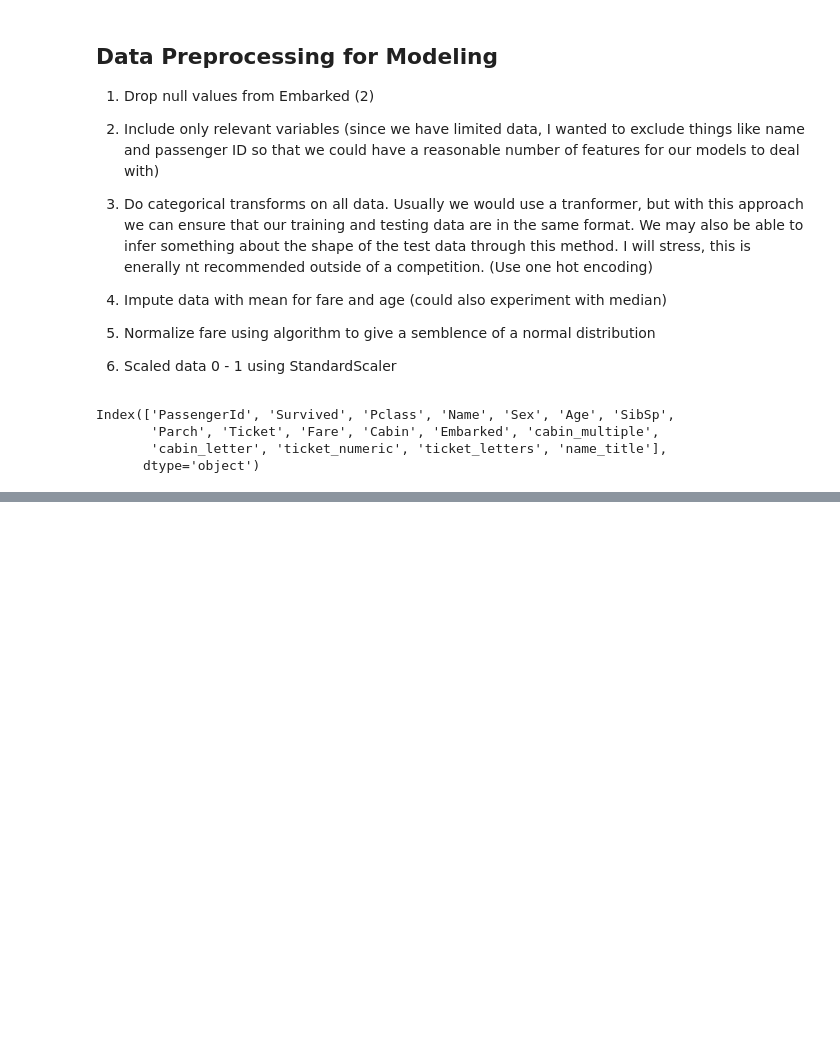
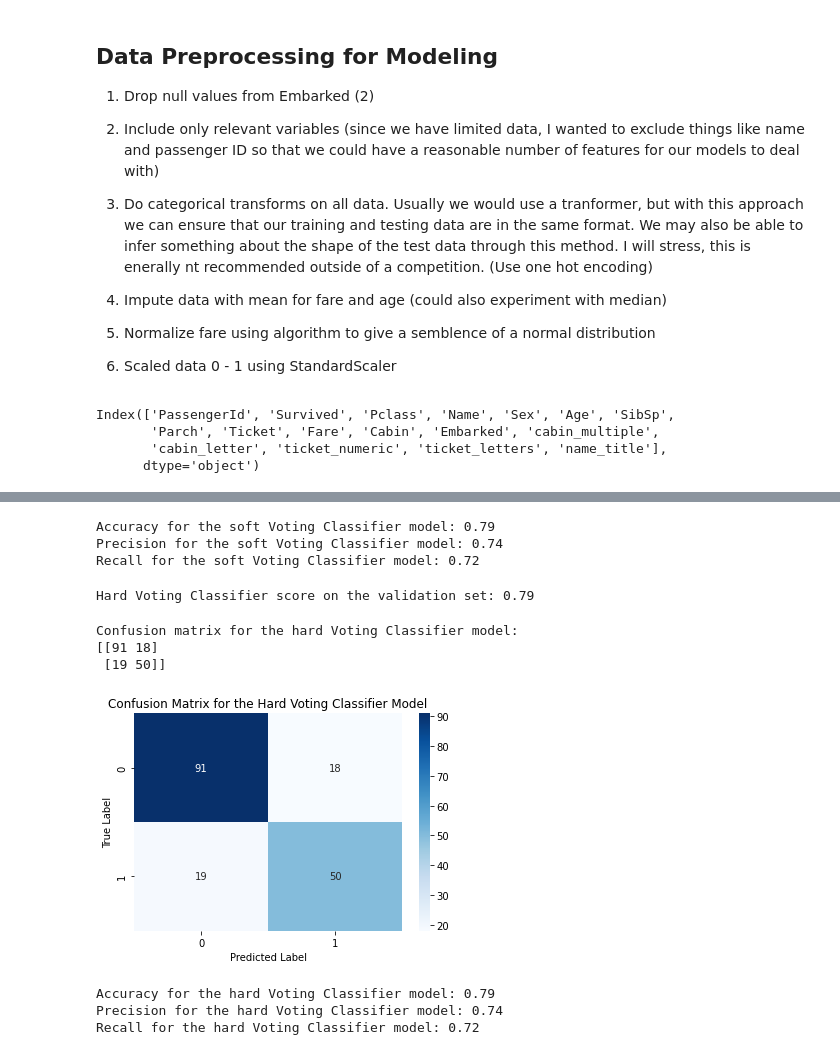
Before and after one commit to semacki2/20220809_titanitc_ken_jee_walkthrough, a Jupyter notebook: analysis.ipynb, the cells around one changed output, grey strips where cells are left out. Saved outputs shown, nothing was run; the diff lists cells and outputs as text; code cells hidden in the pictures; blank space fills up the shorter version.

```diff
--- a/analysis.ipynb
+++ b/analysis.ipynb
@@ -382,0 +850,10 @@ one_hot_encoder = OneHotEncoder()
+# %%
+soft_voting_ensemble = VotingClassifier(
+    estimators=best_models,
+    voting='soft'
+)
+
+hard_voting_ensemble = VotingClassifier(
+    estimators=best_models,
+    voting='hard'
+)
@@ -382,0 +931,57 @@ one_hot_encoder = OneHotEncoder()
+# %%
+# calculate performance metrics for the soft voting ensemble
+from sklearn.metrics import accuracy_score, precision_score, recall_score
+
+soft_voting_accuracy = accuracy_score(y_valid, soft_voting_predictions)
+print("Accuracy for the soft Voting Classifier model: {:.2f}".format(soft_voting_accuracy))
+
+soft_voting_precision = precision_score(y_valid, soft_voting_predictions)
+print("Precision for the soft Voting Classifier model: {:.2f}".format(soft_voting_precision))
+
+soft_voting_recall = recall_score(y_valid, soft_voting_predictions)
+print("Recall for the soft Voting Classifier model: {:.2f}".format(soft_voting_recall))
+# %% [output]
+Accuracy for the soft Voting Classifier model: 0.79
+Precision for the soft Voting Classifier model: 0.74
+Recall for the soft Voting Classifier model: 0.72
+# %%
+# get a prediction for the validation set from the hard voting ensemble with the best weightings
+hard_voting_predictions = best_clf_weight.predict(X_valid_final)
+# %%
+# score the hard voting ensemble on the validation set
+hard_voting_score = best_clf_weight.score(X_valid_final, y_valid)
+print("Hard Voting Classifier score on the validation set: {:.2f}".format(hard_voting_score))
+# %% [output]
+Hard Voting Classifier score on the validation set: 0.79
+# %%
+# create a confusion matrix for the hard voting ensemble
+hard_voting_confusion_matrix = confusion_matrix(y_valid, hard_voting_predictions)
+print("Confusion matrix for the hard Voting Classifier model: \n{}".format(hard_voting_confusion_matrix))
+# %% [output]
+Confusion matrix for the hard Voting Classifier model:
+[[91 18]
+ [19 50]]
+# %%
+# plot the confusion matrix
+sns.heatmap(hard_voting_confusion_matrix, annot=True, fmt='d', cmap='Blues')
+plt.title('Confusion Matrix for the Hard Voting Classifier Model')
+plt.ylabel('True Label')
+plt.xlabel('Predicted Label')
+plt.show()
+# %% [output]
+[figure, added]
+# %%
+# calculate performance metrics for the hard voting ensemble
+
+hard_voting_accuracy = accuracy_score(y_valid, hard_voting_predictions)
+print("Accuracy for the hard Voting Classifier model: {:.2f}".format(hard_voting_accuracy))
+
+hard_voting_precision = precision_score(y_valid, hard_voting_predictions)
+print("Precision for the hard Voting Classifier model: {:.2f}".format(hard_voting_precision))
+
+hard_voting_recall = recall_score(y_valid, hard_voting_predictions)
+print("Recall for the hard Voting Classifier model: {:.2f}".format(hard_voting_recall))
+# %% [output]
+Accuracy for the hard Voting Classifier model: 0.79
+Precision for the hard Voting Classifier model: 0.74
+Recall for the hard Voting Classifier model: 0.72
```
Also changed, not shown: parts of 53 cells of this notebook.
